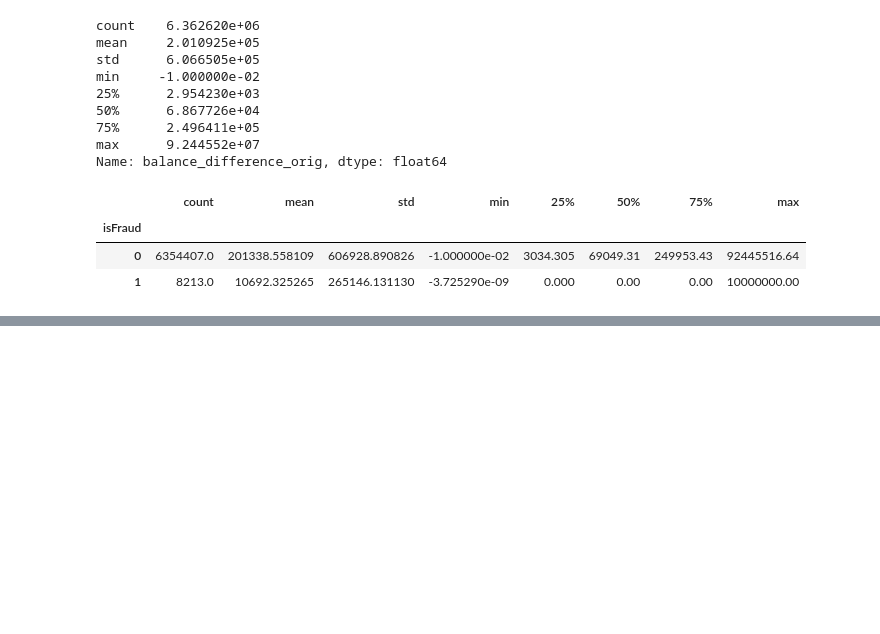
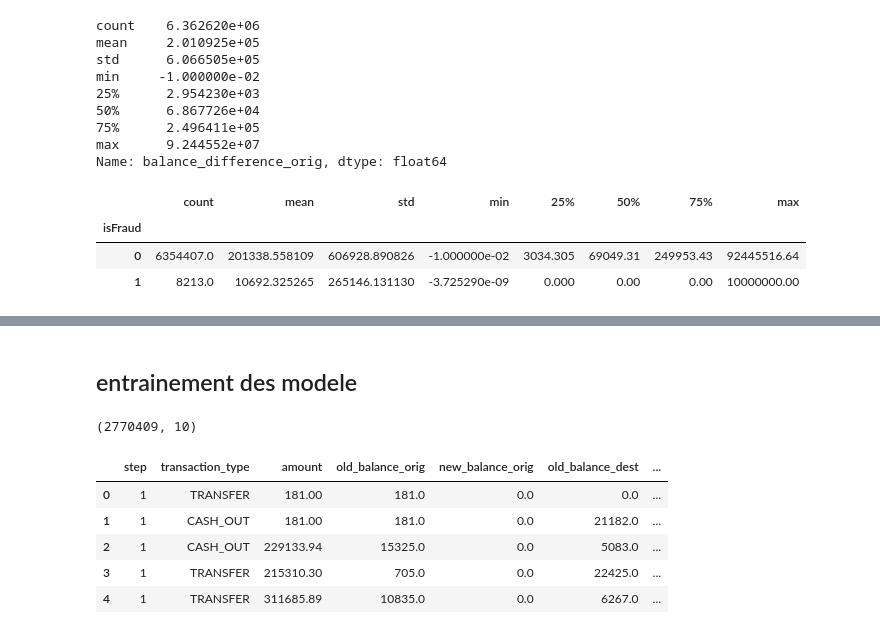
Before and after one commit to soualiloubna23-eng/fraud_detection_project, a Jupyter notebook: notebooks/projet_personnel_detection_fraude.ipynb, the cells around one changed output, grey strips where cells are left out. Cells and saved outputs as stored; diff of their text form; code cells hidden in the pictures; blank space fills up the shorter version.

Commit message:
Ajout du modele A et B (regression logistique) et chargement depuis PostgreSQL

```diff
--- a/notebooks/projet_personnel_detection_fraude.ipynb
+++ b/notebooks/projet_personnel_detection_fraude.ipynb
@@ -203,0 +445,42 @@ df.groupby("isFraud")["balance_difference_orig"].describe()
+# %% [markdown]
+## entrainement des modele
+# %%
+import getpass
+import pandas as pd
+import psycopg
+
+conn = psycopg.connect(
+    host="localhost", port=5432, dbname="payguard_ai",
+    user="postgres",
+    password=getpass.getpass("loubna2023")
+)
+
+query = """
+SELECT
+    step,
+    transaction_type,
+    amount,
+    old_balance_orig,
+    new_balance_orig,
+    old_balance_dest,
+    new_balance_dest,
+    orig_balance_mismatch,
+    dest_balance_mismatch,
+    is_fraud
+FROM silver.transactions_clean
+WHERE transaction_type IN ('CASH_OUT', 'TRANSFER')
+"""
+
+df_model = pd.read_sql(query, conn)
+conn.close()
+
+print(df_model.shape)
+df_model.head()
+# %% [output]
+(2770409, 10)
+|  | step | transaction_type | amount | old_balance_orig | new_balance_orig | old_balance_dest | ... |
+| 0 | 1 | TRANSFER | 181.00 | 181.0 | 0.0 | 0.0 | ... |
+| 1 | 1 | CASH_OUT | 181.00 | 181.0 | 0.0 | 21182.0 | ... |
+| 2 | 1 | CASH_OUT | 229133.94 | 15325.0 | 0.0 | 5083.0 | ... |
+| 3 | 1 | TRANSFER | 215310.30 | 705.0 | 0.0 | 22425.0 | ... |
+| 4 | 1 | TRANSFER | 311685.89 | 10835.0 | 0.0 | 6267.0 | ... |
```
Also changed, not shown: parts of 14 cells of this notebook.
